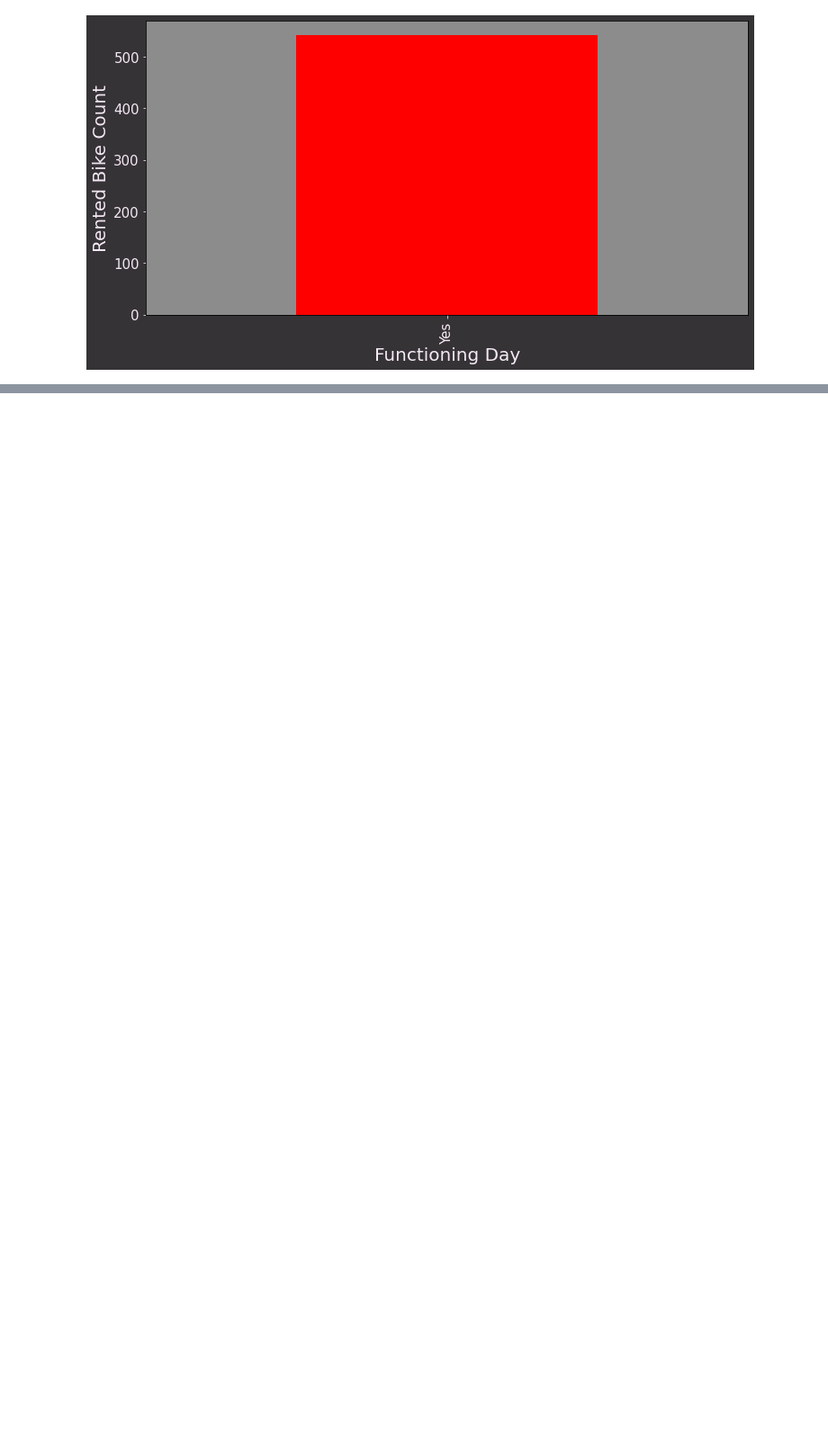
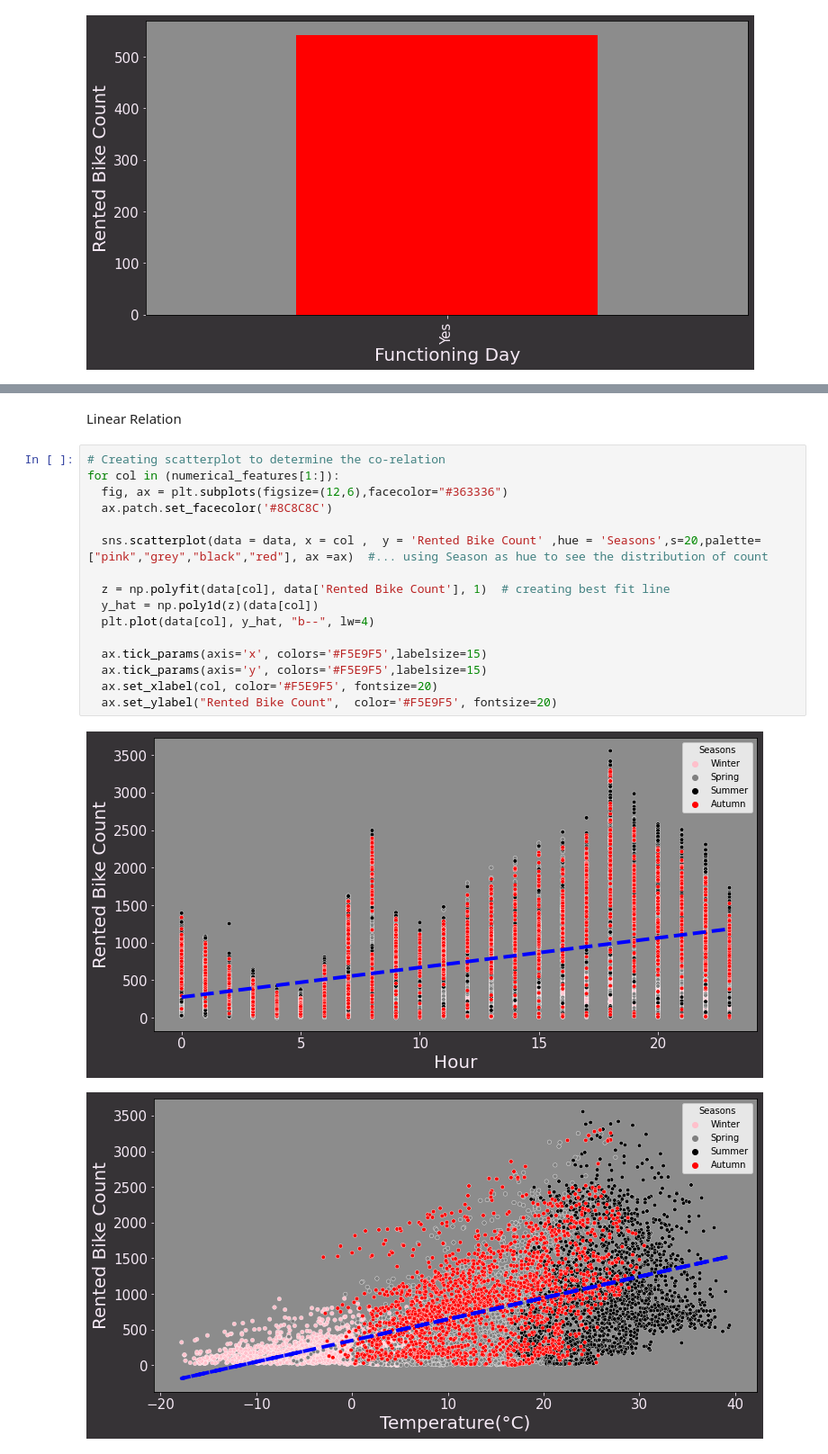
Before and after one commit to Amit-95/Bike_sharing_demand_pred, a Jupyter notebook: Bike_Sharing_Demand_Prediction_Capstone_Project.ipynb, the cells around one changed output, grey strips where cells are left out. Shown at 90% size. Cells and saved outputs as stored; diff of their text form; blank space fills up the shorter version.

```diff
--- a/Bike_Sharing_Demand_Prediction_Capstone_Project.ipynb
+++ b/Bike_Sharing_Demand_Prediction_Capstone_Project.ipynb
@@ -378,0 +405,21 @@ for feature in categorical_features:
+# %% [markdown]
+Linear Relation
+# %%
+# Creating scatterplot to determine the co-relation
+for col in (numerical_features[1:]):
+  fig, ax = plt.subplots(figsize=(12,6),facecolor="#363336")
+  ax.patch.set_facecolor('#8C8C8C')
+
+  sns.scatterplot(data = data, x = col ,  y = 'Rented Bike Count' ,hue = 'Seasons',s=20,palette=["pink","grey","black","red"], ax =ax)  #... using Season as hue to see the distribution of count
+
+  z = np.polyfit(data[col], data['Rented Bike Count'], 1)  # creating best fit line
+  y_hat = np.poly1d(z)(data[col])
+  plt.plot(data[col], y_hat, "b--", lw=4)
+
+  ax.tick_params(axis='x', colors='#F5E9F5',labelsize=15)
+  ax.tick_params(axis='y', colors='#F5E9F5',labelsize=15)
+  ax.set_xlabel(col, color='#F5E9F5', fontsize=20)
+  ax.set_ylabel("Rented Bike Count",  color='#F5E9F5', fontsize=20)
+# %% [output]
+[figure, added]
+[figure, added]
```
Also changed, not shown: parts of 8 cells of this notebook.
